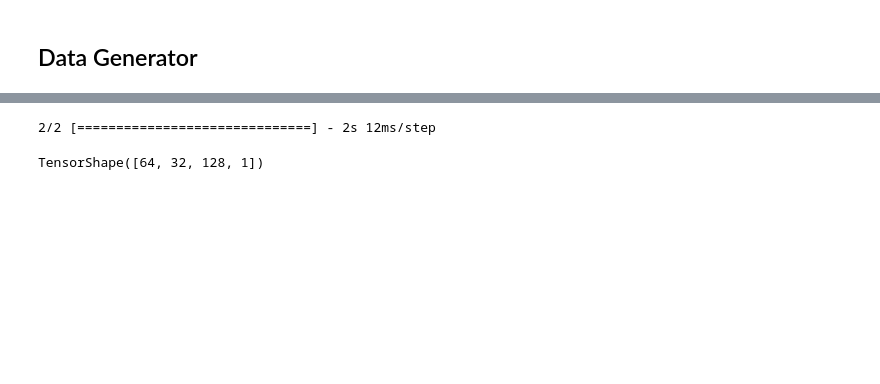
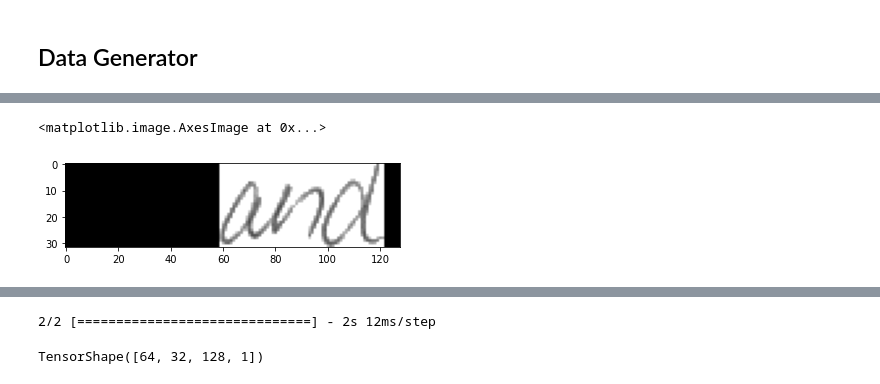
Before and after one commit to Zokoban/pyOCRTEN, a Jupyter notebook: Data_generator.ipynb, the cells around one changed output, grey strips where cells are left out. Saved outputs shown, nothing was run; the diff lists cells and outputs as text; code cells hidden in the pictures; blank space fills up the shorter version.

```diff
--- a/Data_generator.ipynb
+++ b/Data_generator.ipynb
@@ -341,3 +349,15 @@ display_image_from_tf_dataset(X_t,y_t)
+# %%
+def rot(x):
+  return tf.keras.preprocessing.image.random_rotation(
+    x,
+    5,
+    row_axis=0,
+    col_axis=1,
+    channel_axis=2,
+    fill_mode='constant',
+    cval=0.0,
+    interpolation_order=1
+)
 # %%
 #@title Vectorization of the labels
 
@@ -468,11 +488,11 @@ class CustomDataGen(tf.keras.utils.Sequence):
 
         #X_t,y_t = next(iter(dataset))
         X_t = np.array(list(map(self.preprocess,image_path_batch)))
-
+        rot_X_t = np.array(list(map(rot,X_t)))
         y_t = encode_labels(label_batch)
 
 
-        return X_t,y_t
+        return rot_X_t,y_t
 
     def __getitem__(self, index):
 
@@ -494,2 +517,7 @@ X,y = CustomDatagene[0]
 # %%
 X_t,y_t = next(iter(dataset_train))
+# %%
+plt.imshow(X[5][...,0], cmap='gray')
+# %% [output]
+<matplotlib.image.AxesImage at 0x...>
+[figure, added]
```
Also changed, not shown: parts of 10 cells of this notebook.
